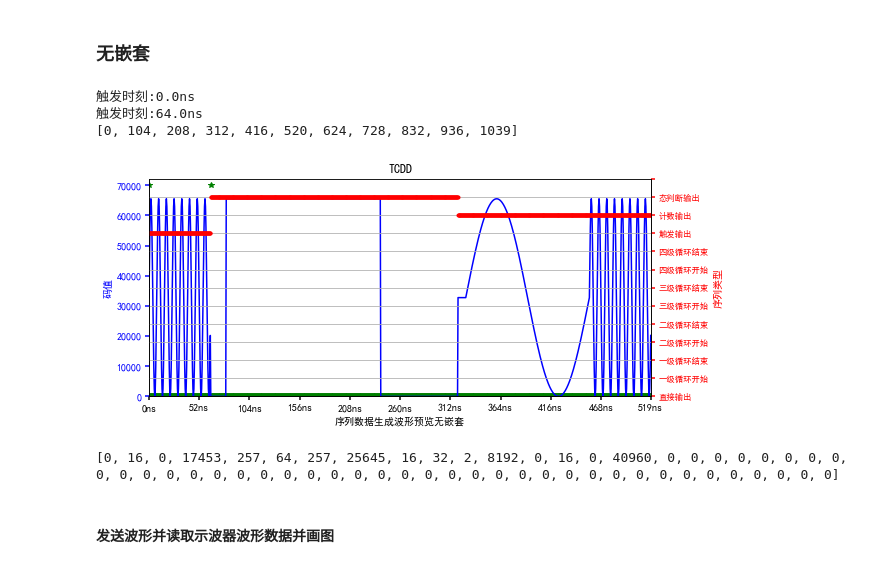
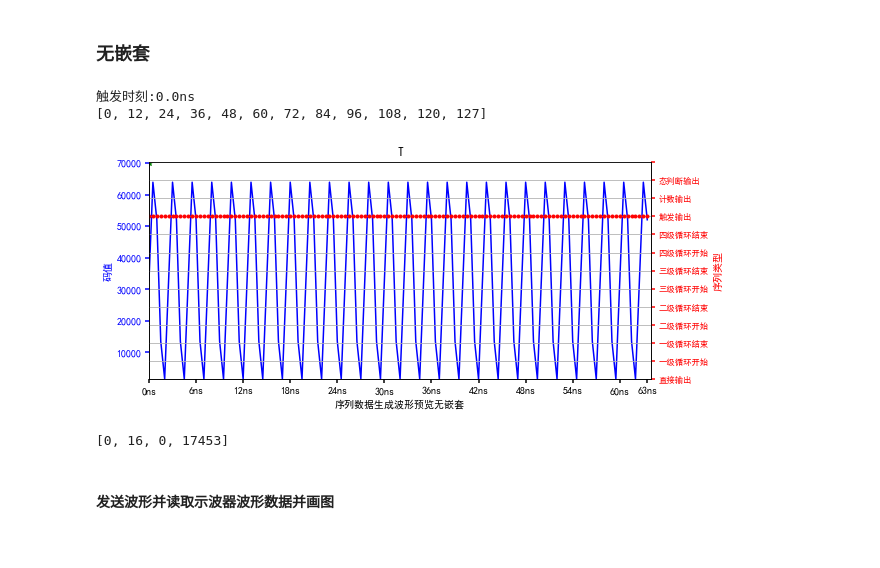
Before and after one commit to linjin1130/easy_work_tools, a Jupyter notebook: python3/da_control/SEQ LOOP&JUMP command test.ipynb, the cells around one changed output. Saved outputs shown, nothing was run; the diff lists cells and outputs as text; code cells hidden in the pictures.

```diff
--- a/python3/da_control/SEQ LOOP&JUMP command test.ipynb
+++ b/python3/da_control/SEQ LOOP&JUMP command test.ipynb
@@ -355,20 +375,19 @@ def send_and_read_back_wave(sample_count, rto, da, da_ctrl, trig_time):
 # %%
 # %matplotlib notebook
 da.SwitchTrigMode(1)
 seq_T[3] &= 0xF800
 seq_T[3] = seq_T[3] | (1<<10) | 45
 seq_T[2] = 0
 seq_C[3] &= 0xF800
 seq_C[3] = seq_C[3] | (1<<10) | 45
-da_ctrl.seq = seq_T+seq_C+seq_D+seq_T_stop+[0,0,0,0]*10
+da_ctrl.seq = seq_T#+seq_C+seq_D+seq_T_stop+[0,0,0,0]*10
 sample_count,wave,trig_time = da_ctrl.wave_preview('无嵌套')
 print(da_ctrl.seq)
 # %% [output]
 触发时刻:0.0ns
-触发时刻:64.0ns
-[0, 104, 208, 312, 416, 520, 624, 728, 832, 936, 1039]
+[0, 12, 24, 36, 48, 60, 72, 84, 96, 108, 120, 127]
-[figure, old version]
+[figure, new version]
-[0, 16, 0, 17453, 257, 64, 257, 25645, 16, 32, 2, 8192, 0, 16, 0, 40960, 0, 0, 0, 0, 0, 0, 0, 0, 0, 0, 0, 0, 0, 0, 0, 0, 0, 0, 0, 0, 0, 0, 0, 0, 0, 0, 0, 0, 0, 0, 0, 0, 0, 0, 0, 0, 0, 0, 0, 0]
+[0, 16, 0, 17453]
 # %% [markdown]
 #### 发送波形并读取示波器波形数据并画图
 # %%
```
Also changed, not shown: parts of 10 cells of this notebook, 6 other files.
